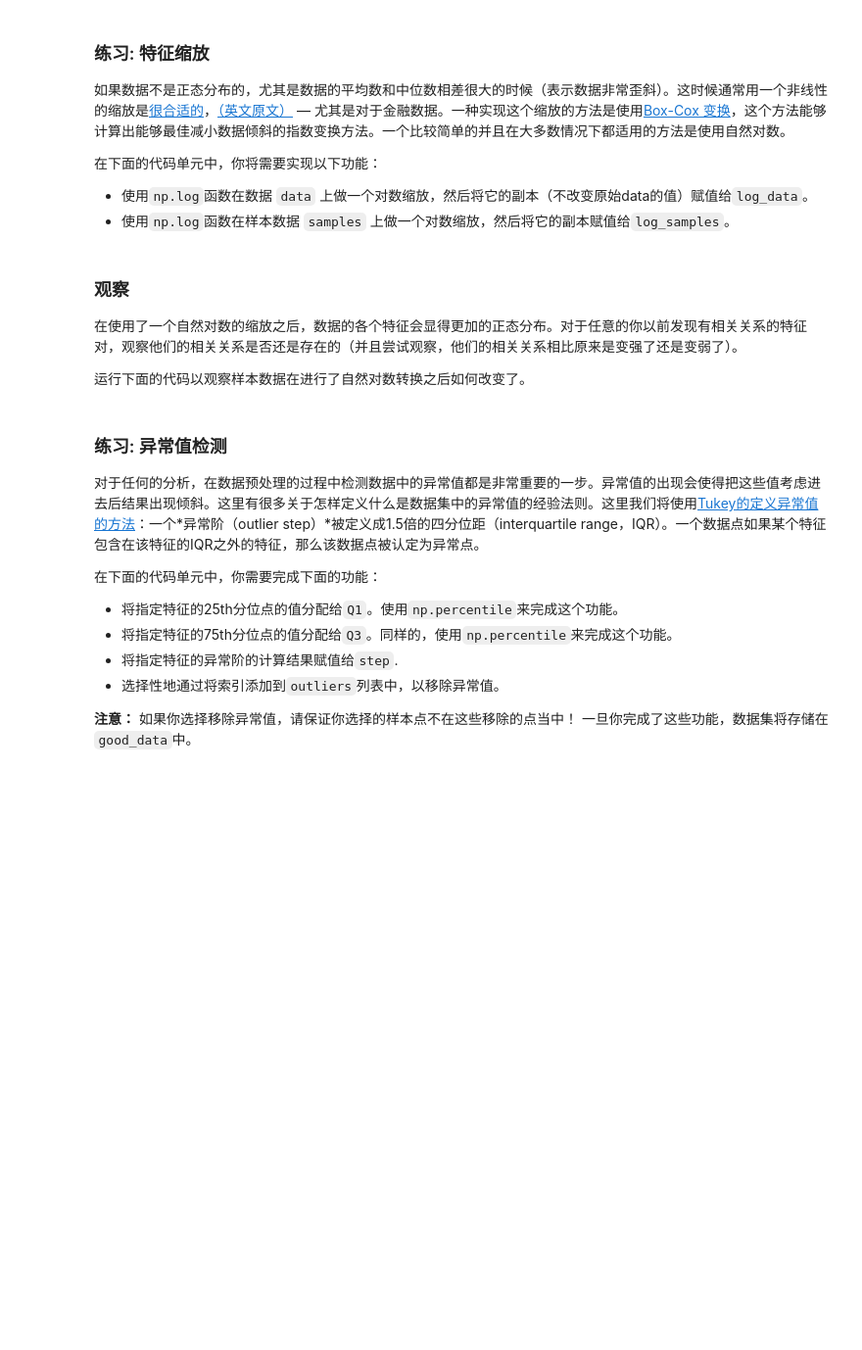
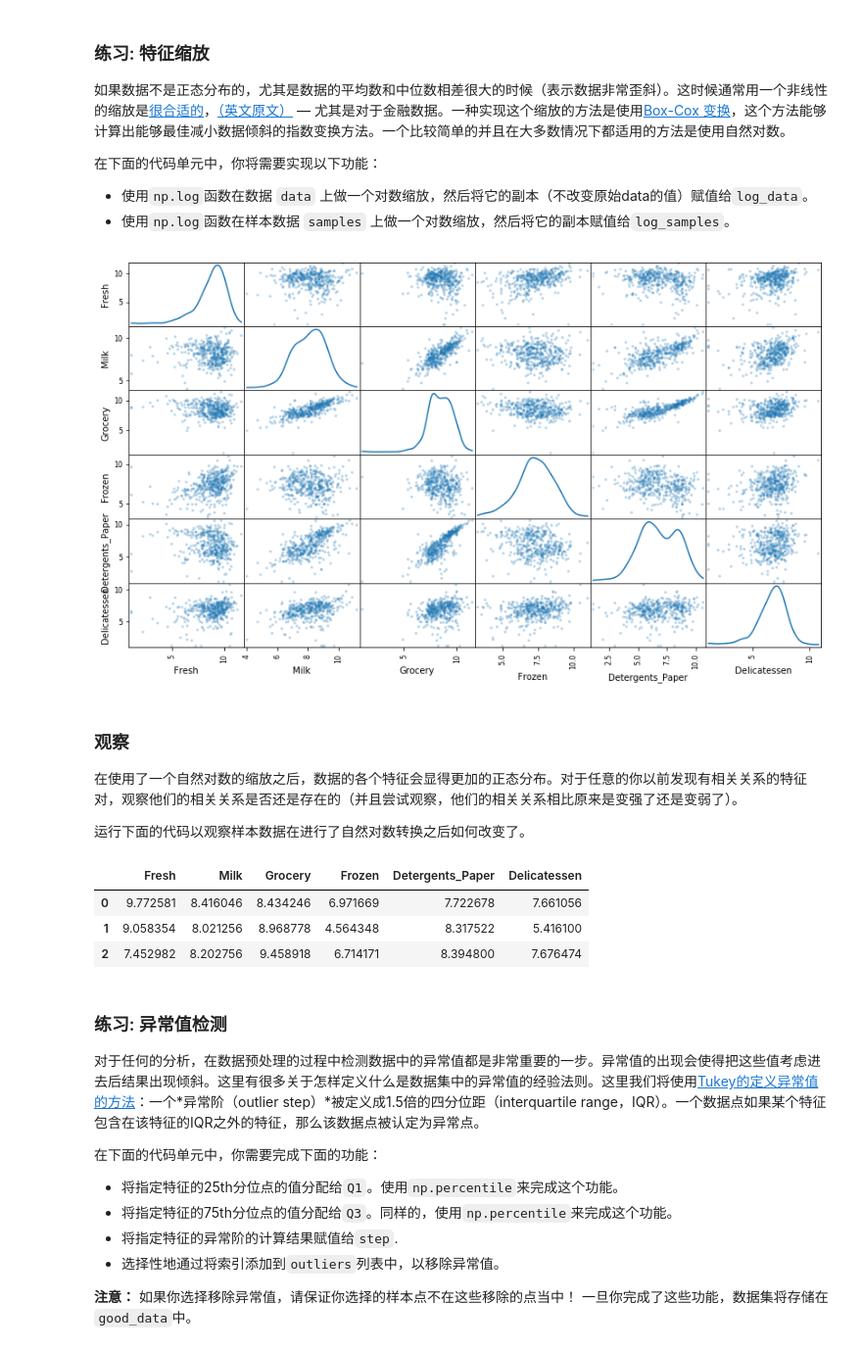
Before and after one commit to RainFool/Udacity_Anwser_RainFool, a Jupyter notebook: Project3/customer_segments.ipynb, the cells around one changed output. Shown at 98% size. Drawn from its saved outputs; the diff is of its cells as text; code cells hidden in the pictures; blank space fills up the shorter version.

```diff
--- a/Project3/customer_segments.ipynb
+++ b/Project3/customer_segments.ipynb
@@ -148,13 +154,15 @@ pd.plotting.scatter_matrix(data, alpha = 0.3, figsize = (14,8), diagonal = 'kde'
  - 使用`np.log`函数在样本数据 `samples` 上做一个对数缩放，然后将它的副本赋值给`log_samples`。
 # %%
 # TODO：使用自然对数缩放数据
-log_data = None
+log_data = np.log(data)
 
 # TODO：使用自然对数缩放样本数据
-log_samples = None
+log_samples = np.log(samples)
 
 # 为每一对新产生的特征制作一个散射矩阵
 pd.plotting.scatter_matrix(log_data, alpha = 0.3, figsize = (14,8), diagonal = 'kde');
+# %% [output]
+[figure, added]
 # %% [markdown]
 ### 观察
 在使用了一个自然对数的缩放之后，数据的各个特征会显得更加的正态分布。对于任意的你以前发现有相关关系的特征对，观察他们的相关关系是否还是存在的（并且尝试观察，他们的相关关系相比原来是变强了还是变弱了）。
@@ -163,6 +171,11 @@ pd.plotting.scatter_matrix(log_data, alpha = 0.3, figsize = (14,8), diagonal = '
 # %%
 # 展示经过对数变换后的样本数据
 display(log_samples)
+# %% [output]
+|  | Fresh | Milk | Grocery | Frozen | Detergents_Paper | Delicatessen |
+| 0 | 9.772581 | 8.416046 | 8.434246 | 6.971669 | 7.722678 | 7.661056 |
+| 1 | 9.058354 | 8.021256 | 8.968778 | 4.564348 | 8.317522 | 5.416100 |
+| 2 | 7.452982 | 8.202756 | 9.458918 | 6.714171 | 8.394800 | 7.676474 |
 # %% [markdown]
 ### 练习: 异常值检测
 对于任何的分析，在数据预处理的过程中检测数据中的异常值都是非常重要的一步。异常值的出现会使得把这些值考虑进去后结果出现倾斜。这里有很多关于怎样定义什么是数据集中的异常值的经验法则。这里我们将使用[Tukey的定义异常值的方法](http://datapigtechnologies.com/blog/index.php/highlighting-outliers-in-your-data-with-the-tukey-method/)：一个*异常阶（outlier step）*被定义成1.5倍的四分位距（interquartile range，IQR）。一个数据点如果某个特征包含在该特征的IQR之外的特征，那么该数据点被认定为异常点。
```
Also changed, not shown: parts of 35 cells of this notebook, 1 other file.
